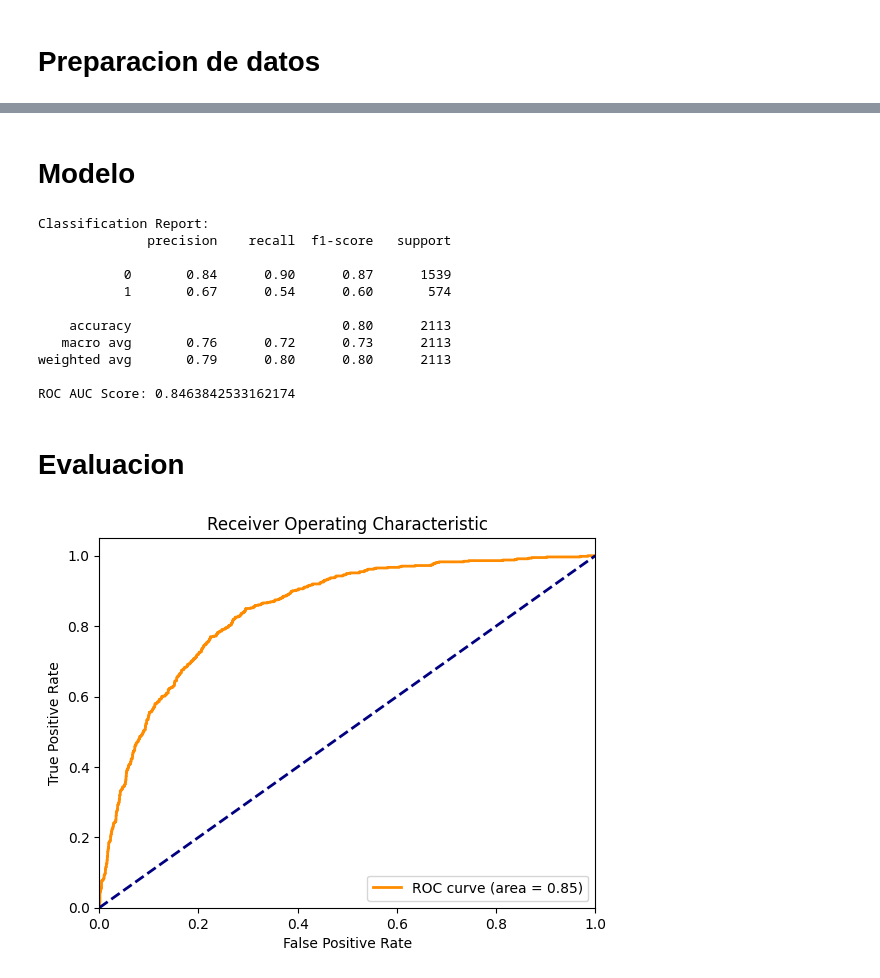
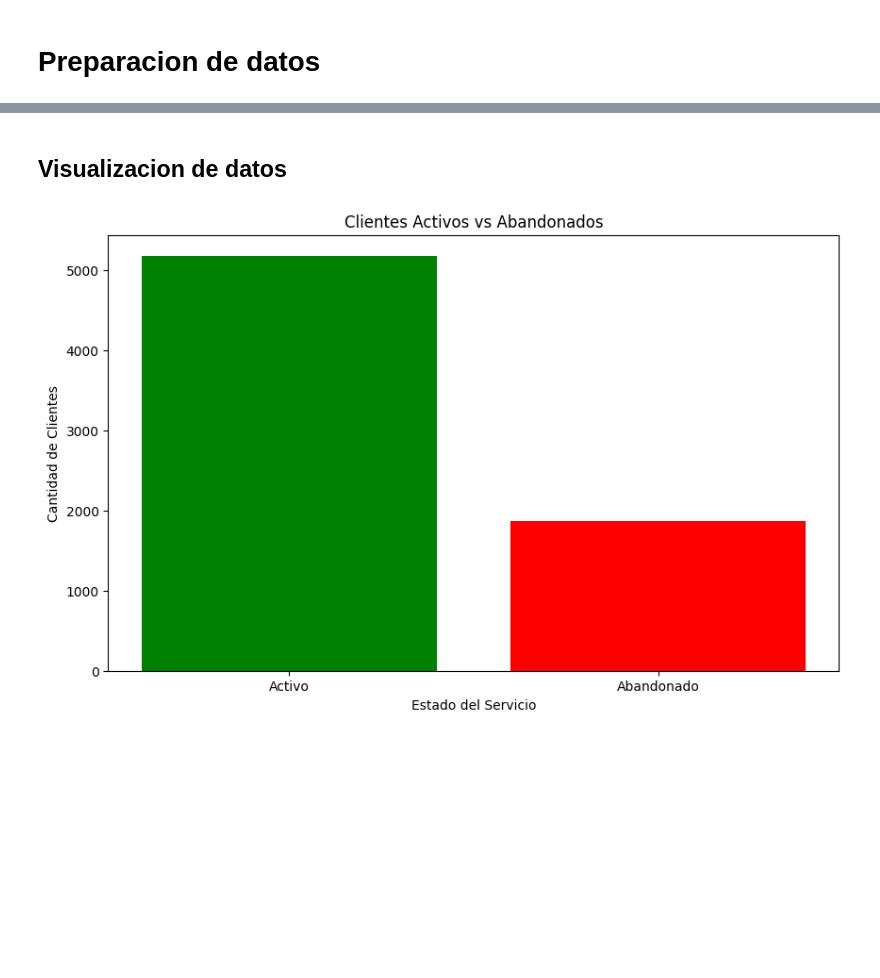
Before and after one commit to ErayFaSol/Proyecto-FINAL-DS15, a Jupyter notebook: proyecto_final.ipynb, the cells around one changed output, grey strips where cells are left out. Saved outputs shown, nothing was run; the diff lists cells and outputs as text; code cells hidden in the pictures; blank space fills up the shorter version.

```diff
--- a/proyecto_final.ipynb
+++ b/proyecto_final.ipynb
@@ -389,52 +485,15 @@ X = rellenar_valores_faltantes(X)
-# %% [markdown]
-# Modelo
-# %%
-# Dividir los datos en conjuntos de entrenamiento y prueba
-X_train, X_test, y_train, y_test = train_test_split(X, y, test_size=0.3, random_state=42)
-
-# Rellenar valores faltantes
-X = rellenar_valores_faltantes(X)
-
-# Entrenar el modelo de regresión logística
-model = LogisticRegression(max_iter=1000)
-model.fit(X_train, y_train)
-
-# Hacer predicciones
-y_pred = model.predict(X_test)
-y_prob = model.predict_proba(X_test)[:, 1]
-
-# Evaluar el modelo
-print("Classification Report:")
-print(classification_report(y_test, y_pred))
-
-roc_auc = roc_auc_score(y_test, y_prob)
-print(f"ROC AUC Score: {roc_auc}")
-# %% [output]
-Classification Report:
-              precision    recall  f1-score   support
-
-           0       0.84      0.90      0.87      1539
-           1       0.67      0.54      0.60       574
-
-    accuracy                           0.80      2113
-   macro avg       0.76      0.72      0.73      2113
-weighted avg       0.79      0.80      0.80      2113
-
-ROC AUC Score: 0.8463842533162174
-# %% [markdown]
-# Evaluacion
-# %%
-# Curva ROC
-fpr, tpr, _ = roc_curve(y_test, y_prob)
-plt.figure()
-plt.plot(fpr, tpr, color='darkorange', lw=2, label=f'ROC curve (area = {roc_auc:.2f})')
-plt.plot([0, 1], [0, 1], color='navy', lw=2, linestyle='--')
-plt.xlim([0.0, 1.0])
-plt.ylim([0.0, 1.05])
-plt.xlabel('False Positive Rate')
-plt.ylabel('True Positive Rate')
-plt.title('Receiver Operating Characteristic')
-plt.legend(loc="lower right")
-plt.show()
-# %% [output]
-[figure, removed]
+# %% [markdown]
+## Visualizacion de datos
+# %%
+# Contar la cantidad de clientes que han abandonado y los que aún tienen el servicio activo
+counts = df_combined['churn'].value_counts()
+
+# Crear una gráfica de barras
+plt.figure(figsize=(10, 6))
+plt.bar(['Activo', 'Abandonado'], counts, color=['green', 'red'])
+plt.xlabel('Estado del Servicio')
+plt.ylabel('Cantidad de Clientes')
+plt.title('Clientes Activos vs Abandonados')
+plt.show()
+# %% [output]
+[figure, added]
```
Also changed, not shown: parts of 13 cells of this notebook.
